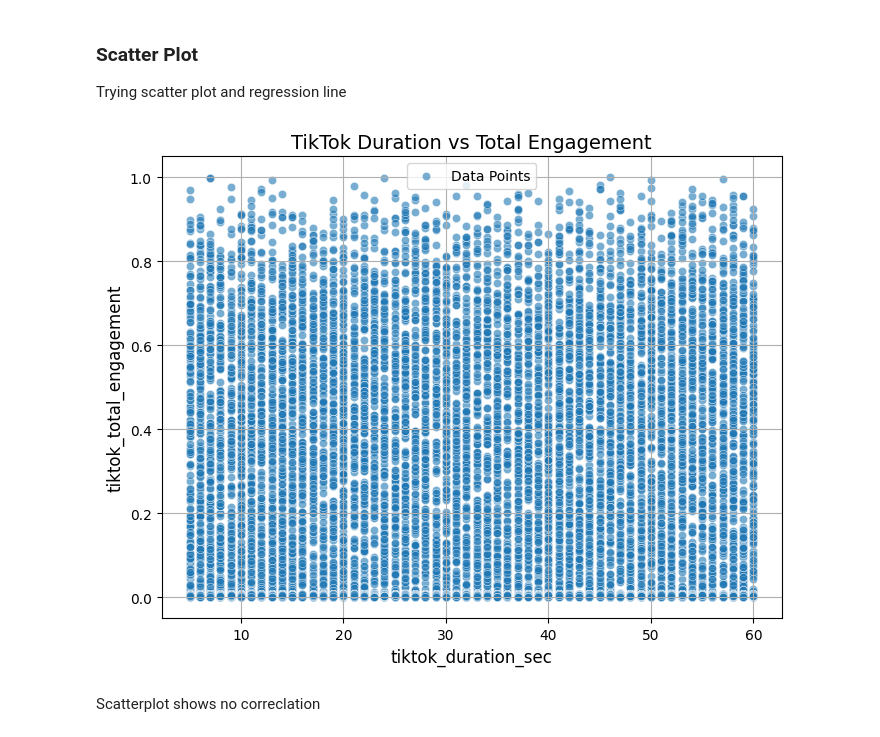
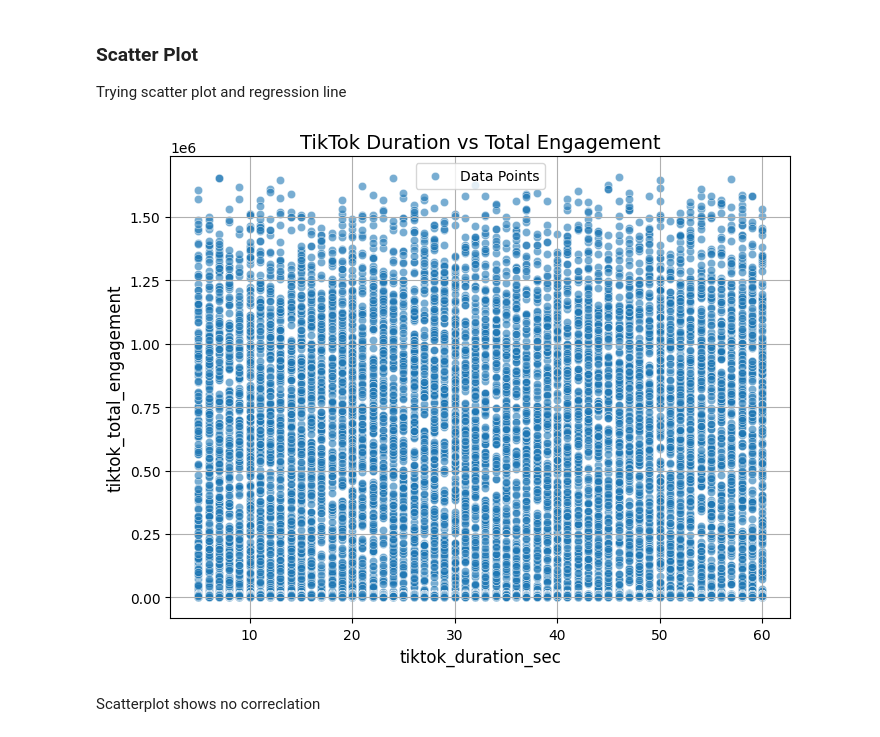
Before and after one commit to Takosaga/fall_24, a Jupyter notebook: big_data/coursework_assignment/3_dashboard.ipynb, the cells around one changed output. Saved outputs shown, nothing was run; the diff lists cells and outputs as text; code cells hidden in the pictures.

```diff
--- a/big_data/coursework_assignment/3_dashboard.ipynb
+++ b/big_data/coursework_assignment/3_dashboard.ipynb
@@ -179,4 +175,5 @@ Since metrics are in different scales so values will be normalized, will not mak
 # %%
 # only features to normalize
 tiktok_df_secs = tiktok_df["tiktok_duration_sec"]
-tiktok_df = tiktok_df.drop('tiktok_duration_sec', axis=1)
+tiktok_norm_df = tiktok_df.drop('tiktok_duration_sec', axis=1)
+columns = tiktok_df.columns
@@ -240,9 +266,9 @@ def scatter_with_regression(data, x_col, y_col, title):
     plt.show()
 # %%
 # Generate plots for tiktok data
-scatter_with_regression(tiktok_norm_df, 'tiktok_duration_sec', 'tiktok_total_engagement', 'TikTok Duration vs Total Engagement')
+scatter_with_regression(tiktok_df, 'tiktok_duration_sec', 'tiktok_total_engagement', 'TikTok Duration vs Total Engagement')
 # %% [output]
-[figure, old version]
+[figure, new version]
 # %% [markdown]
 Scatterplot shows no correclation
 # %% [markdown]
```
Also changed, not shown: parts of 23 cells of this notebook.
